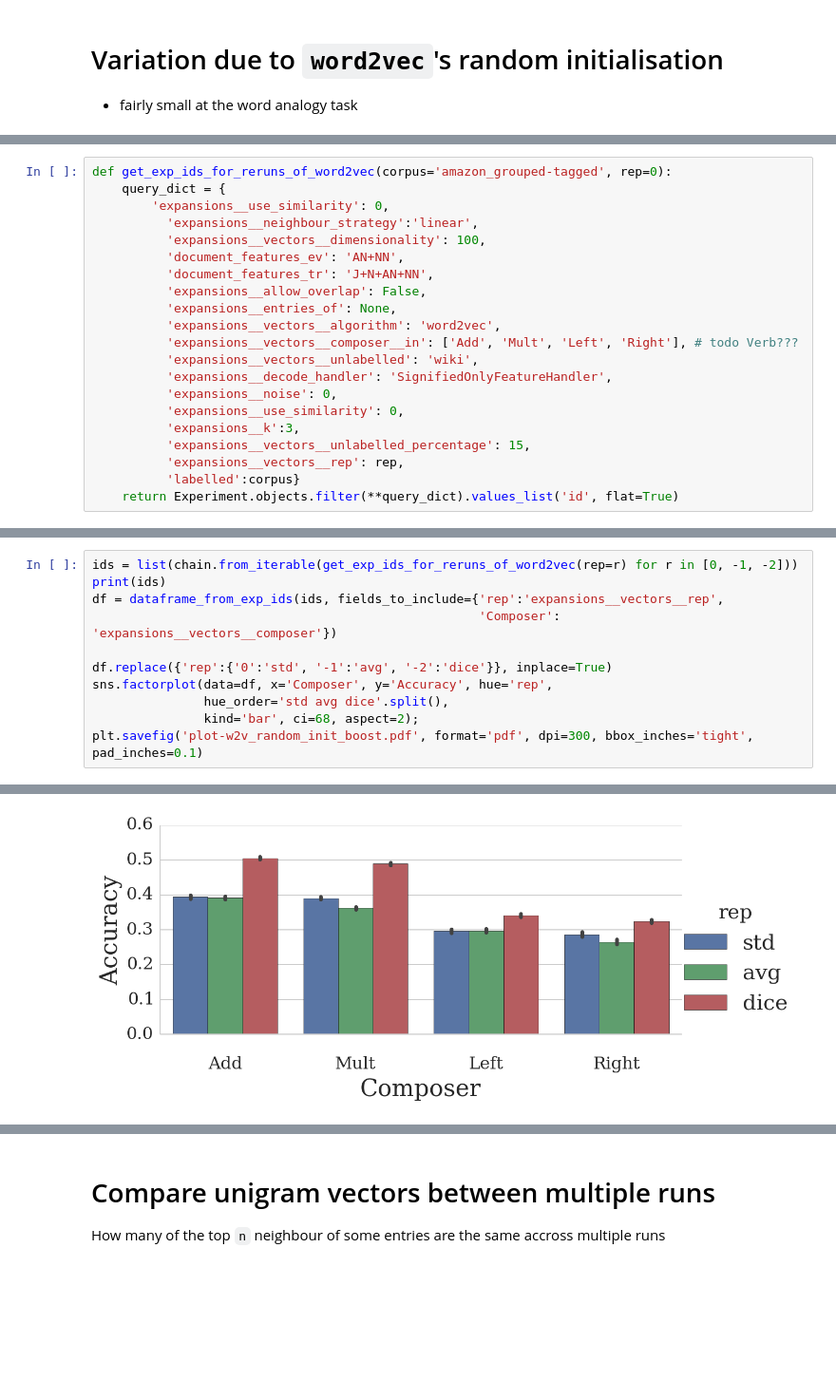
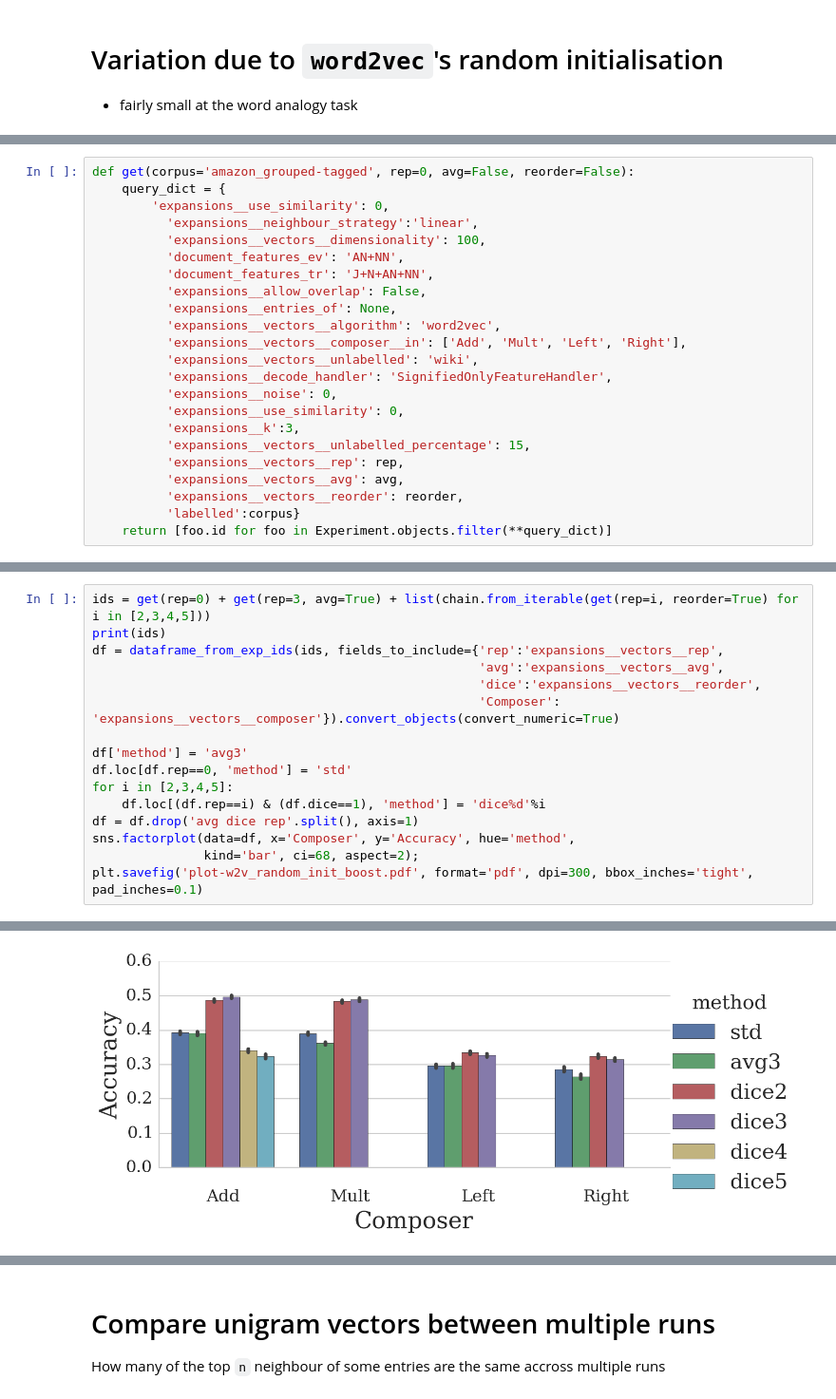
Before and after one commit to mbatchkarov/ExpLosion, a Jupyter notebook: notebooks/w2v_repeats_effect_of_random_initialisation.ipynb, the cells around one changed output, grey strips where cells are left out. Shown at 95% size. Drawn from its saved outputs; the diff is of its cells as text; blank space fills up the shorter version.

Commit message:
analysis of recent experiments

```diff
--- a/notebooks/w2v_repeats_effect_of_random_initialisation.ipynb
+++ b/notebooks/w2v_repeats_effect_of_random_initialisation.ipynb
@@ -12,5 +15,5 @@ from gui.user_code import pretty_names
 # %%
-def get_exp_ids_for_reruns_of_word2vec(corpus='amazon_grouped-tagged', rep=0):
+def get(corpus='amazon_grouped-tagged', rep=0, avg=False, reorder=False):
     query_dict = {
         'expansions__use_similarity': 0,
           'expansions__neighbour_strategy':'linear',
@@ -20,7 +23,7 @@ def get_exp_ids_for_reruns_of_word2vec(corpus='amazon_grouped-tagged', rep=0):
           'expansions__allow_overlap': False,
           'expansions__entries_of': None,
           'expansions__vectors__algorithm': 'word2vec',
-          'expansions__vectors__composer__in': ['Add', 'Mult', 'Left', 'Right'], # todo Verb???
+          'expansions__vectors__composer__in': ['Add', 'Mult', 'Left', 'Right'],
           'expansions__vectors__unlabelled': 'wiki',
           'expansions__decode_handler': 'SignifiedOnlyFeatureHandler',
           'expansions__noise': 0,
@@ -28,6 +31,8 @@ def get_exp_ids_for_reruns_of_word2vec(corpus='amazon_grouped-tagged', rep=0):
           'expansions__k':3,
           'expansions__vectors__unlabelled_percentage': 15,
           'expansions__vectors__rep': rep,
+          'expansions__vectors__avg': avg,
+          'expansions__vectors__reorder': reorder,
           'labelled':corpus}
-    return Experiment.objects.filter(**query_dict).values_list('id', flat=True)
+    return [foo.id for foo in Experiment.objects.filter(**query_dict)]
 # %%
@@ -51,14 +52,19 @@ Accuracy has 6000 values
 folds has 6000 values
 [figure]
 # %%
-ids = list(chain.from_iterable(get_exp_ids_for_reruns_of_word2vec(rep=r) for r in [0, -1, -2]))
+ids = get(rep=0) + get(rep=3, avg=True) + list(chain.from_iterable(get(rep=i, reorder=True) for i in [2,3,4,5]))
 print(ids)
 df = dataframe_from_exp_ids(ids, fields_to_include={'rep':'expansions__vectors__rep',
-                                                    'Composer': 'expansions__vectors__composer'})
+                                                    'avg':'expansions__vectors__avg',
+                                                    'dice':'expansions__vectors__reorder',
+                                                    'Composer': 'expansions__vectors__composer'}).convert_objects(convert_numeric=True)
 
-df.replace({'rep':{'0':'std', '-1':'avg', '-2':'dice'}}, inplace=True)
-sns.factorplot(data=df, x='Composer', y='Accuracy', hue='rep',
-               hue_order='std avg dice'.split(),
+df['method'] = 'avg3'
+df.loc[df.rep==0, 'method'] = 'std'
+for i in [2,3,4,5]:
+    df.loc[(df.rep==i) & (df.dice==1), 'method'] = 'dice%d'%i
+df = df.drop('avg dice rep'.split(), axis=1)
+sns.factorplot(data=df, x='Composer', y='Accuracy', hue='method',
                kind='bar', ci=68, aspect=2);
 plt.savefig('plot-w2v_random_init_boost.pdf', format='pdf', dpi=300, bbox_inches='tight', pad_inches=0.1)
 # %% [output]
@@ -70,4 +78,4 @@ folds has 6000 values
-[figure, old version]
+[figure, new version]
 # %%
 from gui.user_code import get_demsar_params
 print(ids)
```
Also changed, not shown: parts of 12 cells of this notebook, 3 other files.
